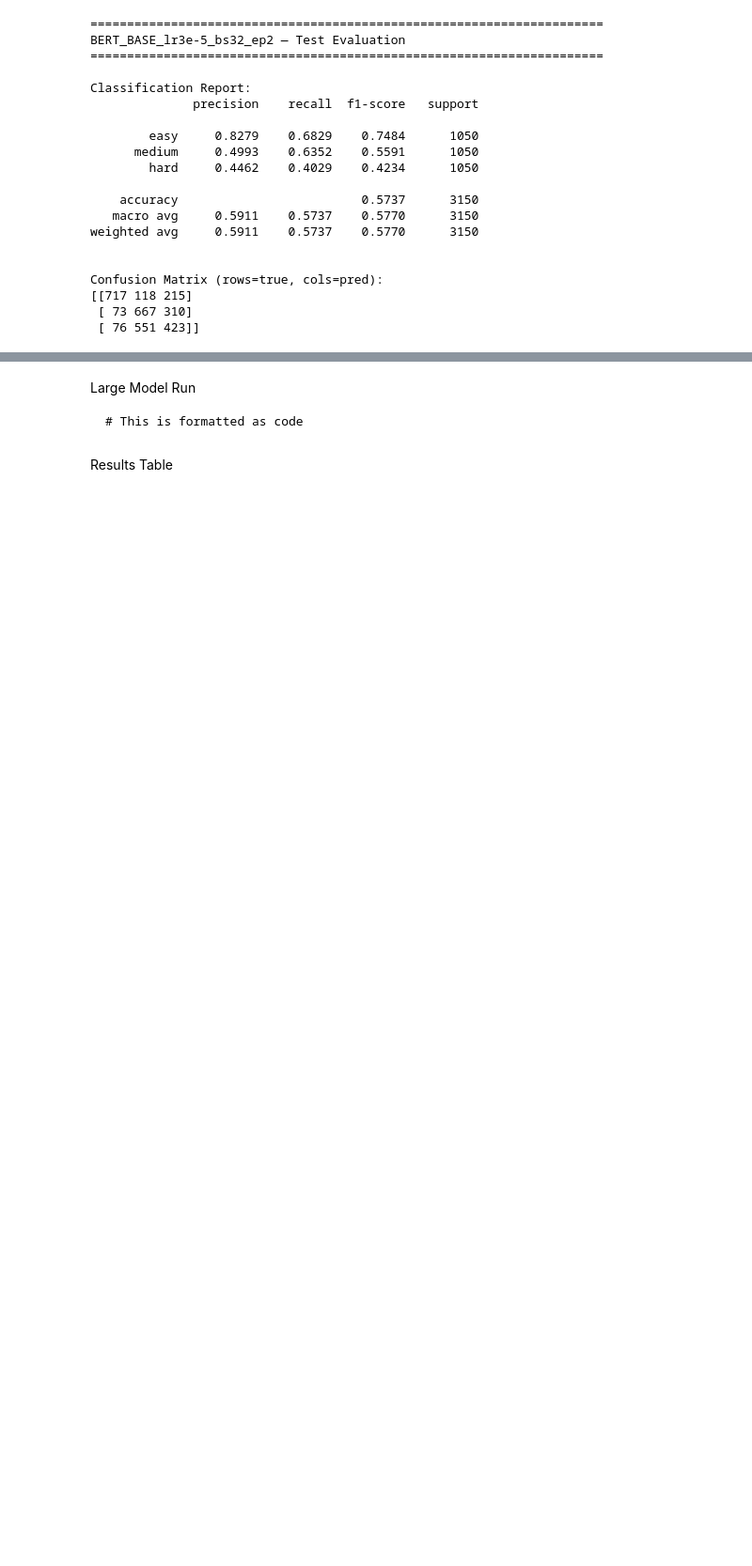
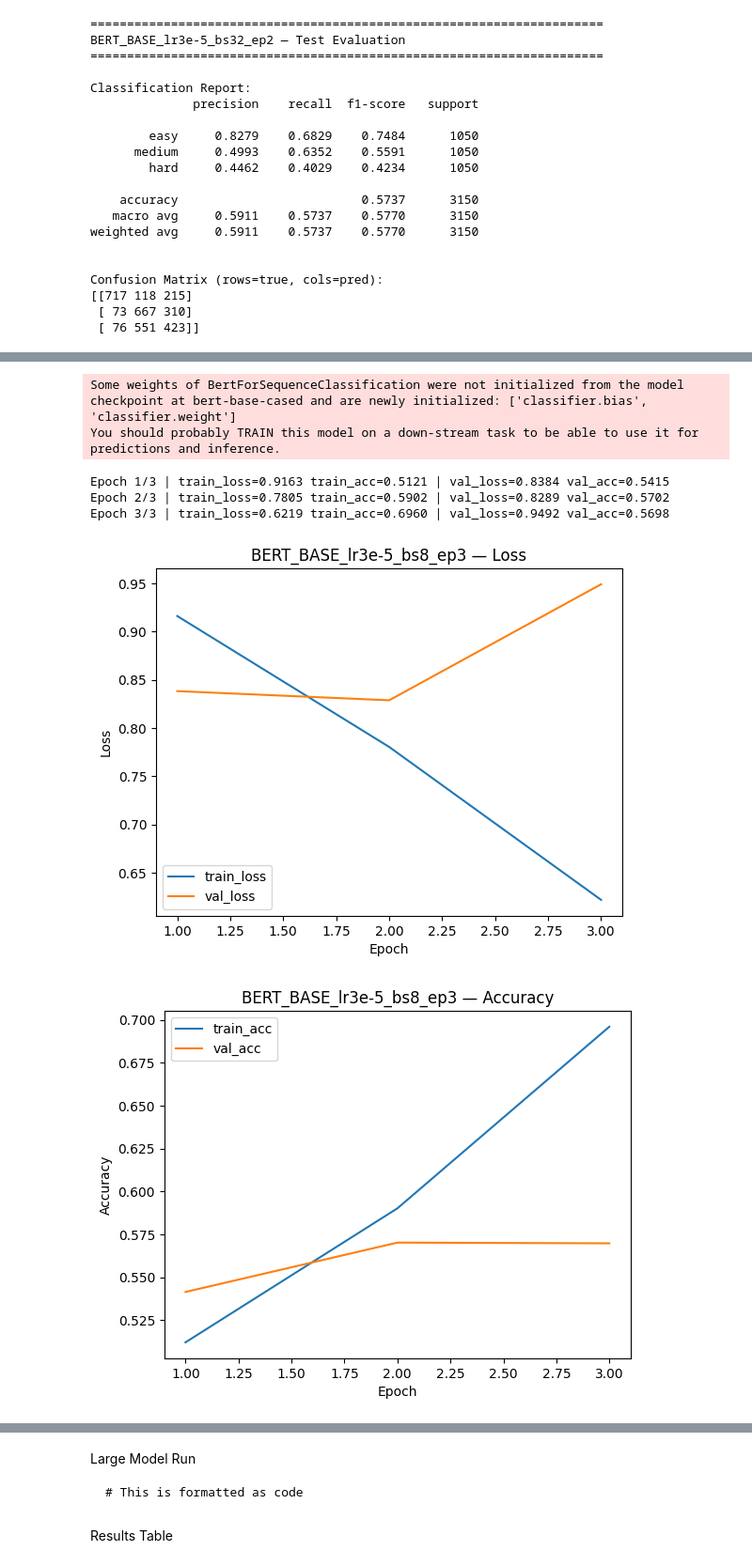
Before and after one commit to eliyahuav/NLP-project, a Jupyter notebook: PART6_Transformers.ipynb, the cells around one changed output, grey strips where cells are left out. Shown at 94% size. Saved outputs shown, nothing was run; the diff lists cells and outputs as text; code cells hidden in the pictures; blank space fills up the shorter version.

```diff
--- a/PART6_Transformers.ipynb
+++ b/PART6_Transformers.ipynb
@@ -680,0 +797,23 @@ Confusion Matrix (rows=true, cols=pred):
+# %%
+# ============================================================
+# Single Experiment — Run ONE controlled fine-tuning experiment
+# ============================================================
+
+SINGLE_EXPERIMENT = {
+    "run_name": "BERT_BASE_lr3e-5_bs8_ep3",
+    "model": "bert-base-cased",   # or "bert-large-cased"
+    "lr": 3e-5,
+    "batch_size": 8,
+    "epochs": 3,
+    "optimizer": "adamw"          # "adam" or "adamw"
+}
+
+result = run_experiment(
+    model_name=SINGLE_EXPERIMENT["model"],
+    run_name=SINGLE_EXPERIMENT["run_name"],
+    lr=SINGLE_EXPERIMENT["lr"],
+    batch_size=SINGLE_EXPERIMENT["batch_size"],
+    epochs=SINGLE_EXPERIMENT["epochs"],
+    optimizer_name=SINGLE_EXPERIMENT["optimizer"]
+)
+# %% [output]
@@ -680,0 +825,7 @@ Confusion Matrix (rows=true, cols=pred):
+Some weights of BertForSequenceClassification were not initialized from the model checkpoint at bert-base-cased and are newly initialized: ['classifier.bias', 'classifier.weight']
+You should probably TRAIN this model on a down-stream task to be able to use it for predictions and inference.
+Epoch 1/3 | train_loss=0.9163 train_acc=0.5121 | val_loss=0.8384 val_acc=0.5415
+Epoch 2/3 | train_loss=0.7805 train_acc=0.5902 | val_loss=0.8289 val_acc=0.5702
+Epoch 3/3 | train_loss=0.6219 train_acc=0.6960 | val_loss=0.9492 val_acc=0.5698
+[figure, added]
+[figure, added]
```
Also changed, not shown: parts of 4 cells of this notebook.
